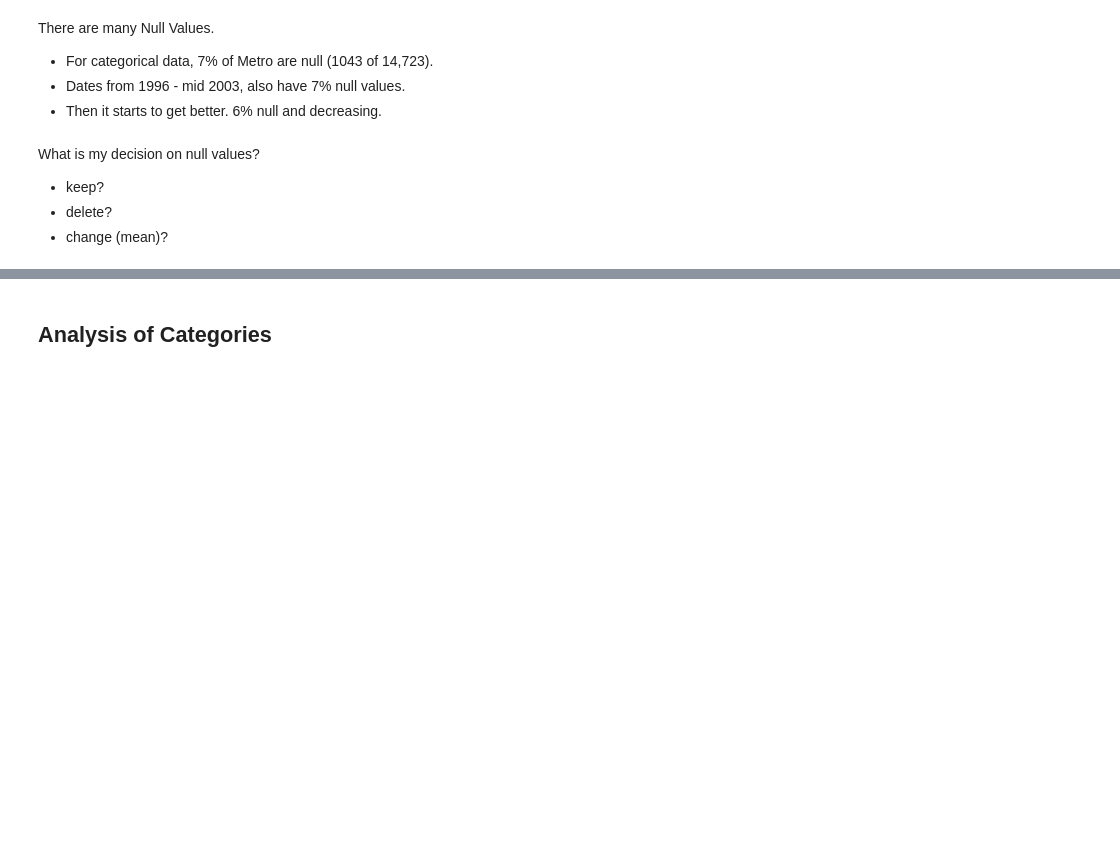
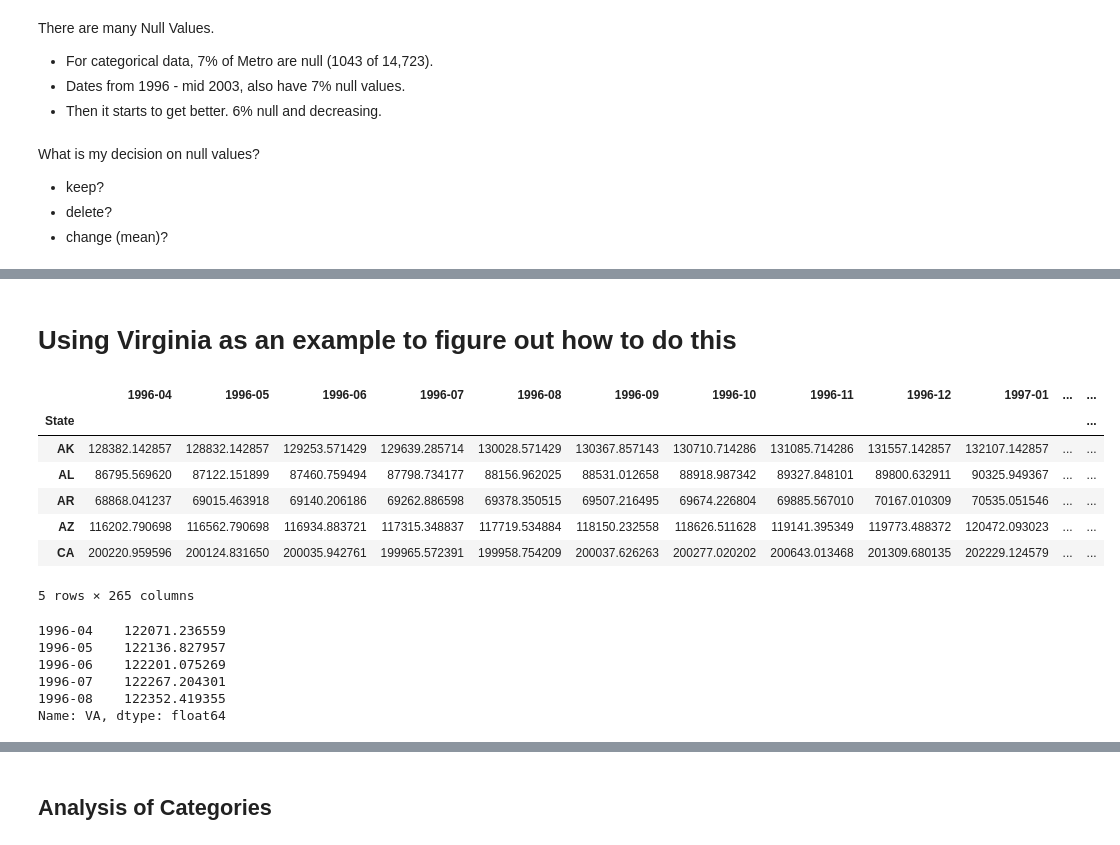
Before and after one commit to jxn628/dsc-phase-4-project-1, a Jupyter notebook: student.ipynb, the cells around one changed output, grey strips where cells are left out. Saved outputs shown, nothing was run; the diff lists cells and outputs as text; code cells hidden in the pictures; blank space fills up the shorter version.

```diff
--- a/student.ipynb
+++ b/student.ipynb
@@ -100,0 +258,6 @@ What is my decision on null values?
+# %%
+#recent_data.groupby('genres_list')['production_budget'].describe().sort_values('mean', ascending=False)
+state_df = df.groupby('State')
+# %%
+state_df = state_df.mean()
+state_df.head()
@@ -100,0 +273,3 @@ What is my decision on null values?
+# %%
+#dropping categorical columns
+state_df.drop(columns=['RegionID', 'RegionName', 'SizeRank'], axis=1, inplace=True)
@@ -100,0 +304,2 @@ What is my decision on null values?
+# %% [markdown]
+# Using Virginia as an example to figure out how to do this
@@ -100,0 +308,11 @@ What is my decision on null values?
+# %%
+state_df.head()
+# %% [output]
+|  | 1996-04 | 1996-05 | 1996-06 | 1996-07 | 1996-08 | 1996-09 | 1996-10 | 1996-11 | 1996-12 | 1997-01 | ... | ... |
+| State |  |  |  |  |  |  |  |  |  |  |  | ... |
+| AK | 128382.142857 | 128832.142857 | 129253.571429 | 129639.285714 | 130028.571429 | 130367.857143 | 130710.714286 | 131085.714286 | 131557.142857 | 132107.142857 | ... | ... |
+| AL | 86795.569620 | 87122.151899 | 87460.759494 | 87798.734177 | 88156.962025 | 88531.012658 | 88918.987342 | 89327.848101 | 89800.632911 | 90325.949367 | ... | ... |
+| AR | 68868.041237 | 69015.463918 | 69140.206186 | 69262.886598 | 69378.350515 | 69507.216495 | 69674.226804 | 69885.567010 | 70167.010309 | 70535.051546 | ... | ... |
+| AZ | 116202.790698 | 116562.790698 | 116934.883721 | 117315.348837 | 117719.534884 | 118150.232558 | 118626.511628 | 119141.395349 | 119773.488372 | 120472.093023 | ... | ... |
+| CA | 200220.959596 | 200124.831650 | 200035.942761 | 199965.572391 | 199958.754209 | 200037.626263 | 200277.020202 | 200643.013468 | 201309.680135 | 202229.124579 | ... | ... |
+5 rows × 265 columns
@@ -100,0 +321,10 @@ What is my decision on null values?
+# %%
+va_df = state_df.iloc[45]
+va_df.head()
+# %% [output]
+1996-04    122071.236559
+1996-05    122136.827957
+1996-06    122201.075269
+1996-07    122267.204301
+1996-08    122352.419355
+Name: VA, dtype: float64
```
Also changed, not shown: parts of 98 cells of this notebook.
